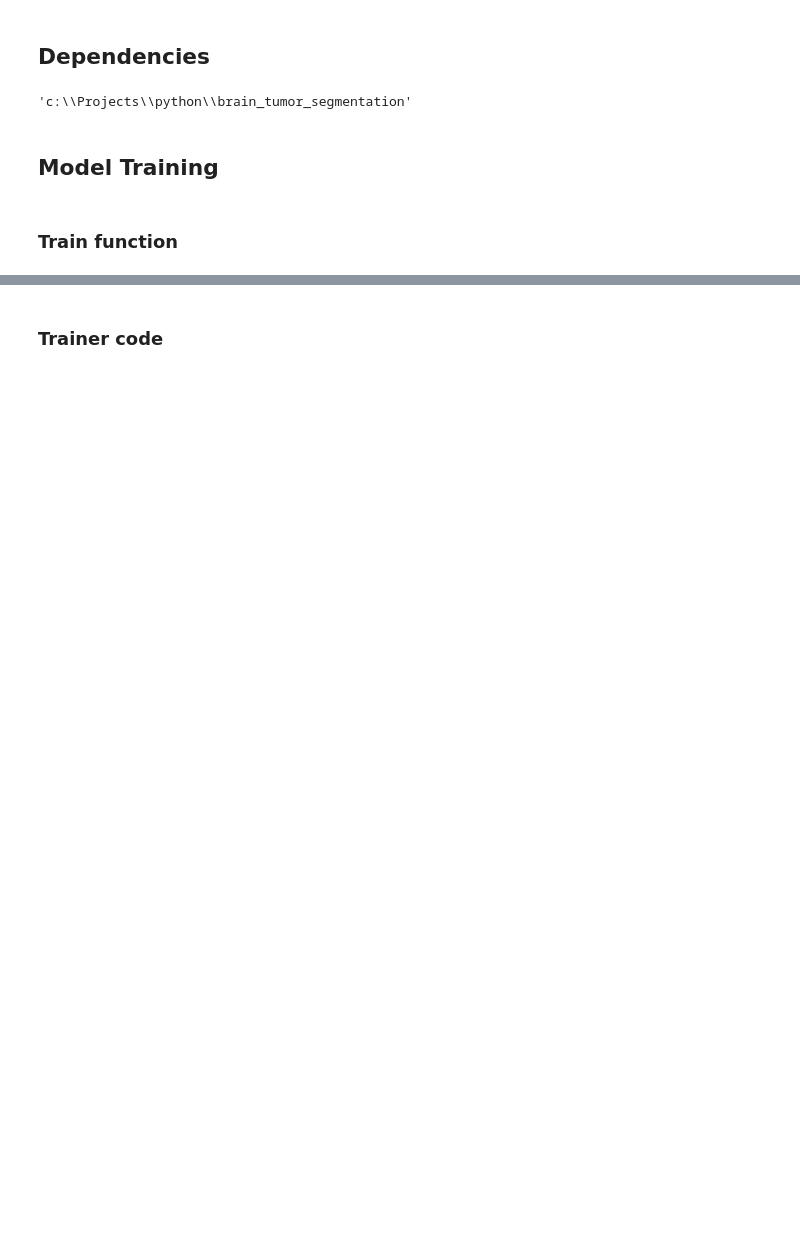
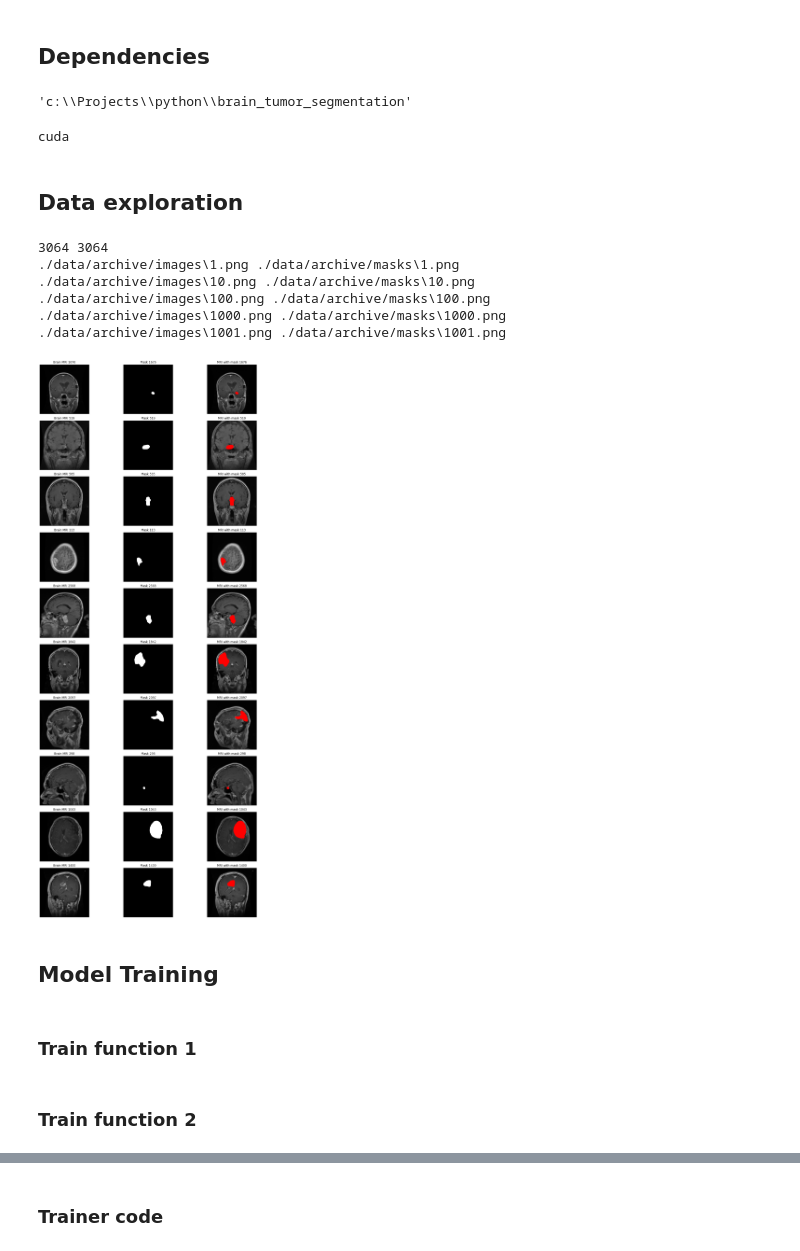
Before and after one commit to harshalchalke31/brain_tumor_segmentation, a Jupyter notebook: research/bts_unet_test2.ipynb, the cells around one changed output, grey strips where cells are left out. Drawn from its saved outputs; the diff is of its cells as text; code cells hidden in the pictures; blank space fills up the shorter version.

```diff
--- a/research/bts_unet_test2.ipynb
+++ b/research/bts_unet_test2.ipynb
@@ -24,5 +23,76 @@ H,W = 256,256
+# %%
+## Global parameters
+H,W = 256,256
+torch.manual_seed(42)
+batch_size = 16
+lr = 1e-3
+num_epochs = 500
+dataset_path = "./data/archive/"
+model_dir = './models/model1/'
+os.makedirs(model_dir,exist_ok=True)
+model_path = os.path.join(model_dir, 'best_model.pt')
+device = torch.device("cuda" if torch.cuda.is_available() else "cpu")
+print(device)
+# %% [output]
+cuda
+# %% [markdown]
+## Data exploration
+# %%
+image_dir = os.path.join(dataset_path,'images')
+mask_dir = os.path.join(dataset_path,'masks')
+images = sorted([os.path.join(image_dir, f) for f in os.listdir(image_dir) if f.endswith('.png')])
+masks = sorted([os.path.join(mask_dir, f) for f in os.listdir(mask_dir) if f.endswith('.png')])
+
+print(len(images),len(masks))
+for i in range(5):
+    print(images[i],masks[i])
+# %% [output]
+3064 3064
+./data/archive/images\1.png ./data/archive/masks\1.png
+./data/archive/images\10.png ./data/archive/masks\10.png
+./data/archive/images\100.png ./data/archive/masks\100.png
+./data/archive/images\1000.png ./data/archive/masks\1000.png
+./data/archive/images\1001.png ./data/archive/masks\1001.png
+# %%
+fig, axs = plt.subplots(10, 3, figsize=(16, 32))
+
+for idx in range(10):
+    i = random.randint(0, len(images) - 1)
+
+    # 1) Read the MRI image and convert to RGB
+    mri_pil = Image.open(images[i]).convert("RGB")  # Ensure it's in RGB format
+
+    # 2) Read the mask in grayscale
+    mask_pil = Image.open(masks[i]).convert("L")  # "L" mode for grayscale
+
+    axs[idx, 0].set_title(f"Brain MRI {i}")
+    axs[idx, 1].set_title(f"Mask {i}")
+    axs[idx, 2].set_title(f"MRI with mask {i}")
+
+    axs[idx, 0].imshow(mri_pil)
+
+    axs[idx, 1].imshow(mask_pil, cmap="gray")
+
+    # Convert images to NumPy for overlaying
+    mri_np = np.array(mri_pil)
+    mask_np = np.array(mask_pil)
+
+    overlay = mri_np.copy()
+    overlay[mask_np == 255] = [255, 0, 0]  # Color the "255" regions in red
+
+    axs[idx, 2].imshow(overlay)
+
+    # Hide axes
+    axs[idx, 0].axis("off")
+    axs[idx, 1].axis("off")
+    axs[idx, 2].axis("off")
+
+plt.tight_layout()
+plt.show()
+# %% [output]
+[figure, added]
 # %% [markdown]
 ## Model Training
 # %% [markdown]
-### Train function
+### Train function 1
 # %%
@@ -85,0 +166,2 @@ def train_UNet(model,train_loader,valid_loader,device,num_epochs:int=500,lr:floa
+# %% [markdown]
+### Train function 2
```
Also changed, not shown: parts of 11 cells of this notebook, 4 other files.
